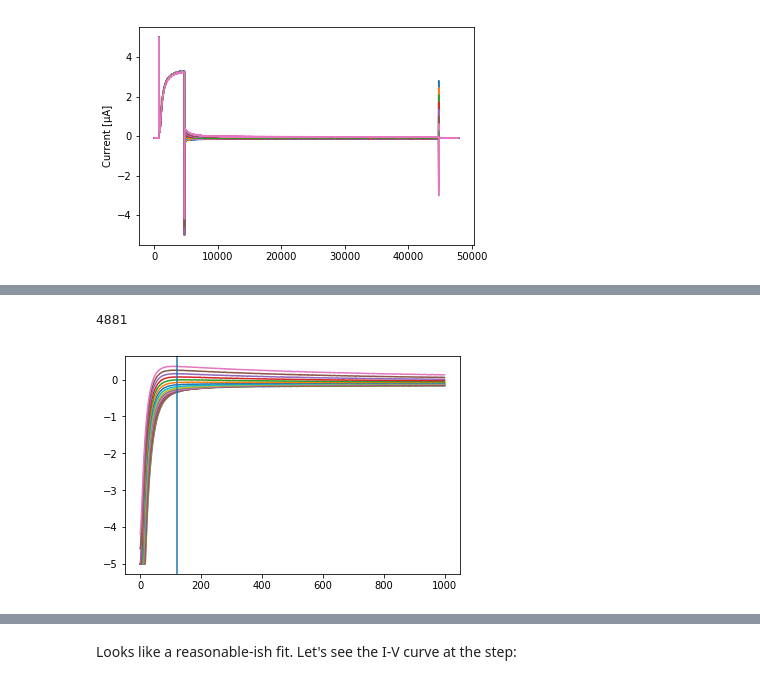
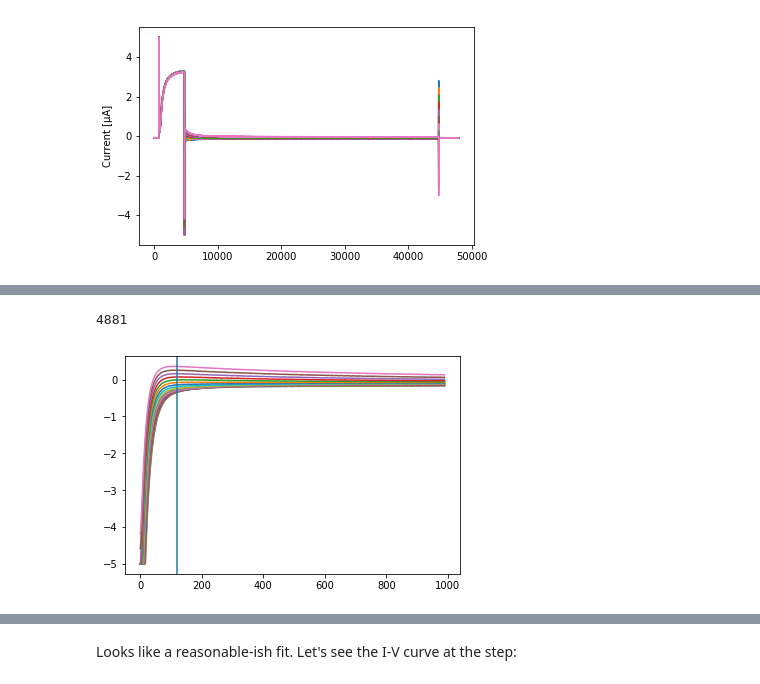
Before and after one commit to kernfel/mostips-analysis, a Jupyter notebook: Kv2.1 exploratory analysis 1.ipynb, the cells around one changed output, grey strips where cells are left out. Saved outputs shown, nothing was run; the diff lists cells and outputs as text; code cells hidden in the pictures.

```diff
--- a/Kv2.1 exploratory analysis 1.ipynb
+++ b/Kv2.1 exploratory analysis 1.ipynb
@@ -163,3 +167,16 @@ for I in rec2.current:
 plt.ylabel(u'Current [μA]');
 # %% [output]
 [figure]
+# %%
+plt.figure(figsize=(12,5))
+
+plt.subplot(1,2,1)
+for I in rec2.current:
+    plt.plot(I[4000:6000])
+
+plt.subplot(1,2,2)
+for I in rec2.current:
+    plt.plot(I[4740:4780])
+
+rec2_step_t0 = 4750
+plt.axvline(rec2_step_t0 - 4740)
@@ -166,13 +186,14 @@ plt.ylabel(u'Current [μA]');
 # %%
-tail_start = 4760
+tail_start = rec2_step_t0
+tail_min = np.argmin(rec2.current[-1][tail_start:tail_start+1000]) + tail_start
 for I in rec2.current:
-    plt.plot(I[tail_start:tail_start+1000])
+    plt.plot(I[tail_min:tail_start+1000])
 
-tail_cut = np.argmax(rec2.current[-1][tail_start:tail_start+1000]) + tail_start
-plt.axvline(tail_cut - tail_start)
+tail_cut = np.argmax(rec2.current[-1][tail_min:tail_start+1000]) + tail_min
+plt.axvline(tail_cut - tail_min)
 print tail_cut
 # %% [output]
 4881
-[figure, old version]
+[figure, new version]
 # %% [markdown]
 These tails are, of course, a combination of the potassium tail currents and the capacitive spike. Since the latter is as yet uncharacterised (and even if, a subtraction would likely be inaccurate because of unaccounted-for electrode dynamics), the best way to get the full tail current right at the step to target voltage is to extrapolate the current decay back in time to the step onset (at approx. 4760).
```
Also changed, not shown: parts of 9 cells of this notebook, 2 other files.
